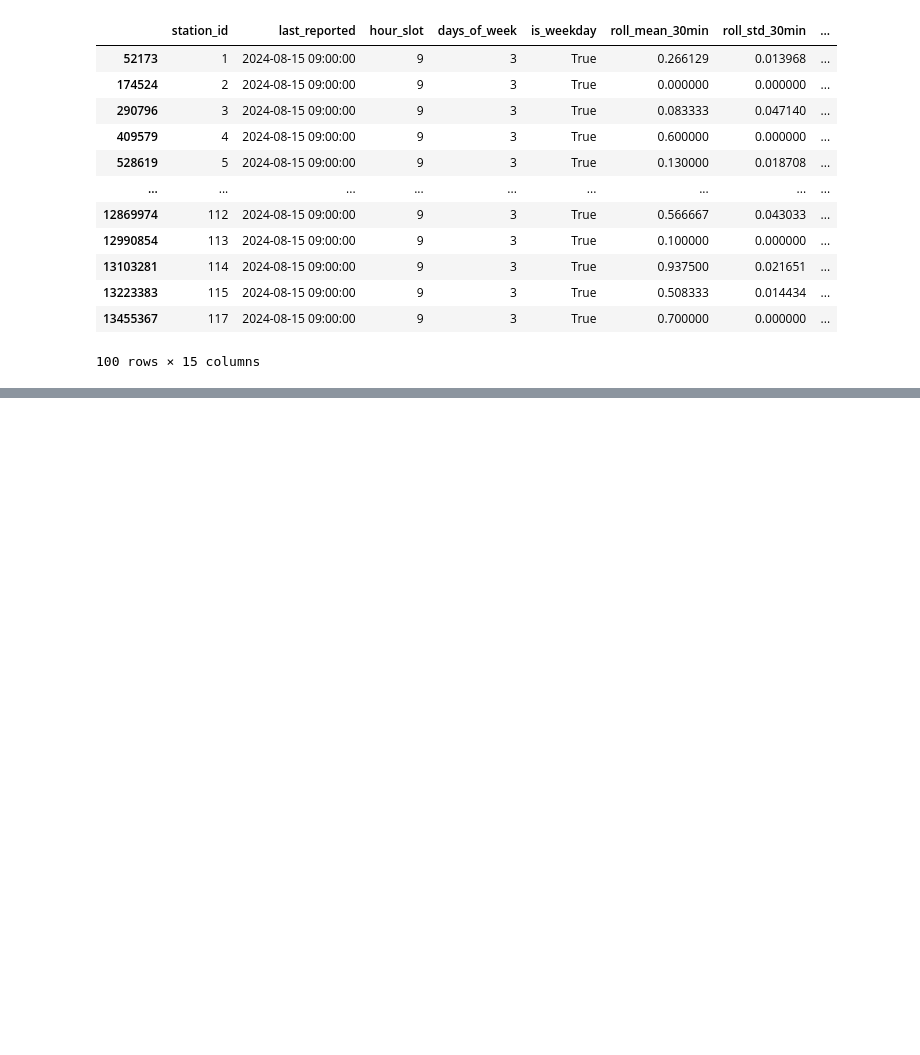
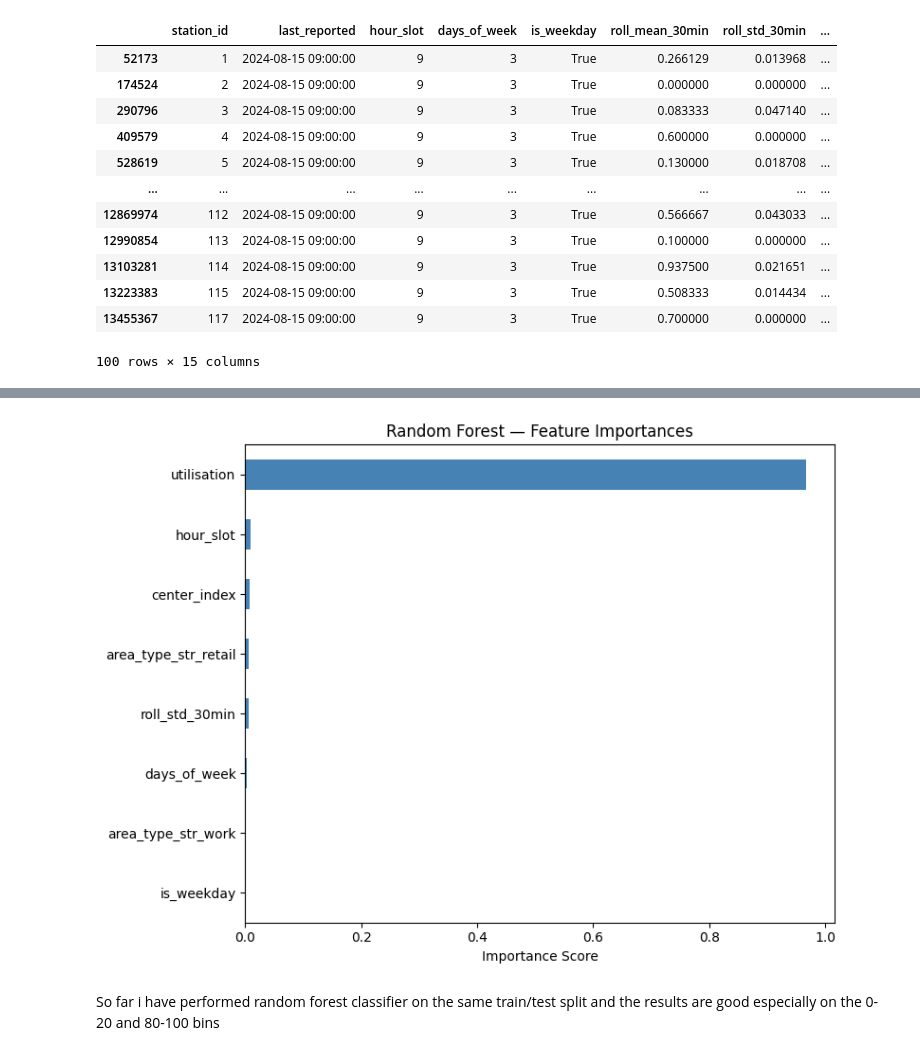
Before and after one commit to tbeliere12/dublin-bikes-availability-prediction, a Jupyter notebook: src/05_modelling.ipynb, the cells around one changed output, grey strips where cells are left out. Saved outputs shown, nothing was run; the diff lists cells and outputs as text; code cells hidden in the pictures; blank space fills up the shorter version.

```diff
--- a/src/05_modelling.ipynb
+++ b/src/05_modelling.ipynb
@@ -223,0 +288,12 @@ df[df['last_reported'] == "2024-08-15 09:00:00"]
+# %%
+#showing which feature is the most important
+importances = pd.Series(rf_model.feature_importances_, index=X_train.columns)
+importances.sort_values().plot(kind='barh', figsize=(8, 6), color='steelblue')
+plt.title('Random Forest — Feature Importances')
+plt.xlabel('Importance Score')
+plt.tight_layout()
+plt.show()
+# %% [output]
+[figure, added]
+# %% [markdown]
+So far i have performed random forest classifier on the same train/test split and the results are good especially on the 0-20 and 80-100 bins
```
Also changed, not shown: parts of 9 cells of this notebook.
